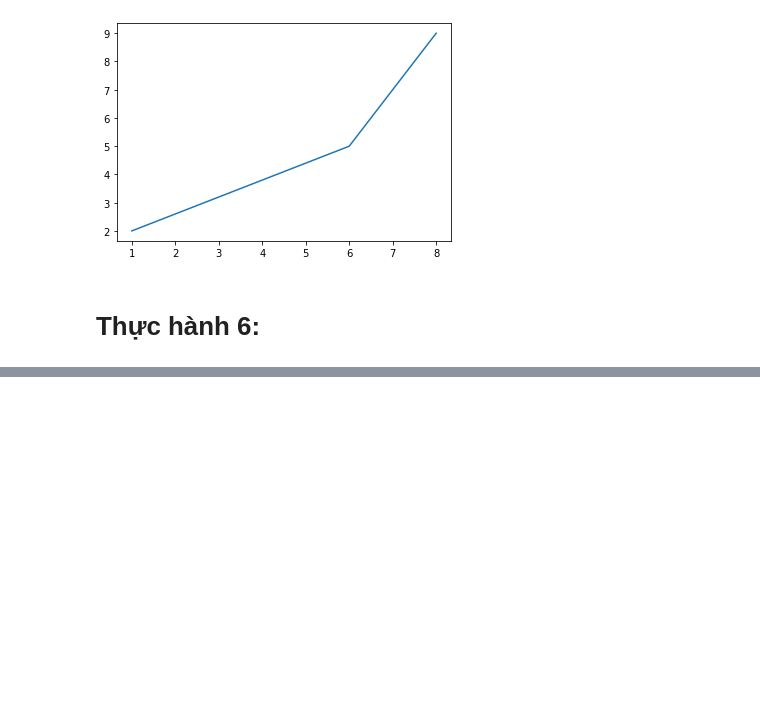
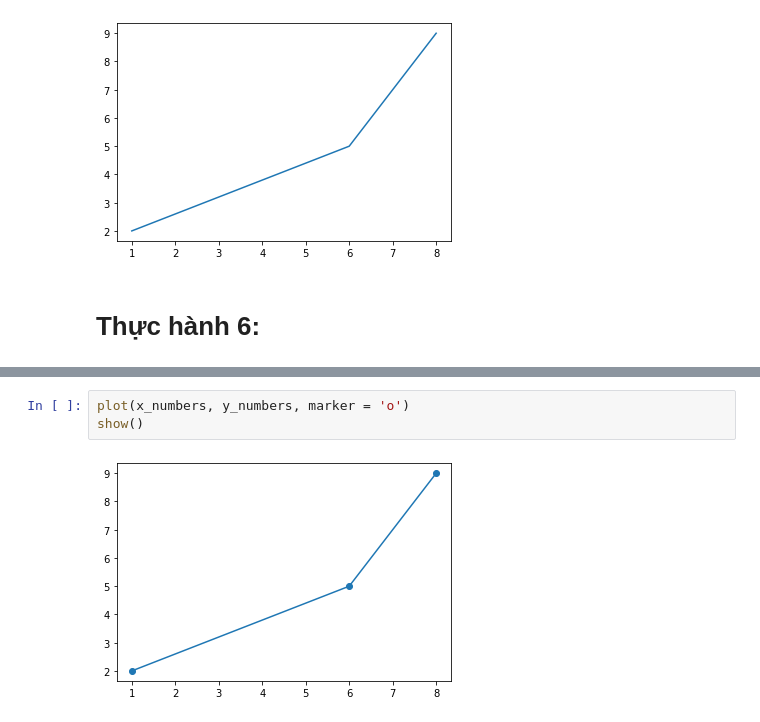
Before and after one commit to BuiGiaAn/ThucHanhToanCC, a Jupyter notebook: Chuong2.ipynb, the cells around one changed output, grey strips where cells are left out. Cells and saved outputs as stored; diff of their text form; blank space fills up the shorter version.

```diff
--- a/Chuong2.ipynb
+++ b/Chuong2.ipynb
@@ -97,0 +95,5 @@ NameError: ignored
+# %%
+plot(x_numbers, y_numbers, marker = 'o')
+show()
+# %% [output]
+[figure, added]
```
Also changed, not shown: parts of 14 cells of this notebook.
